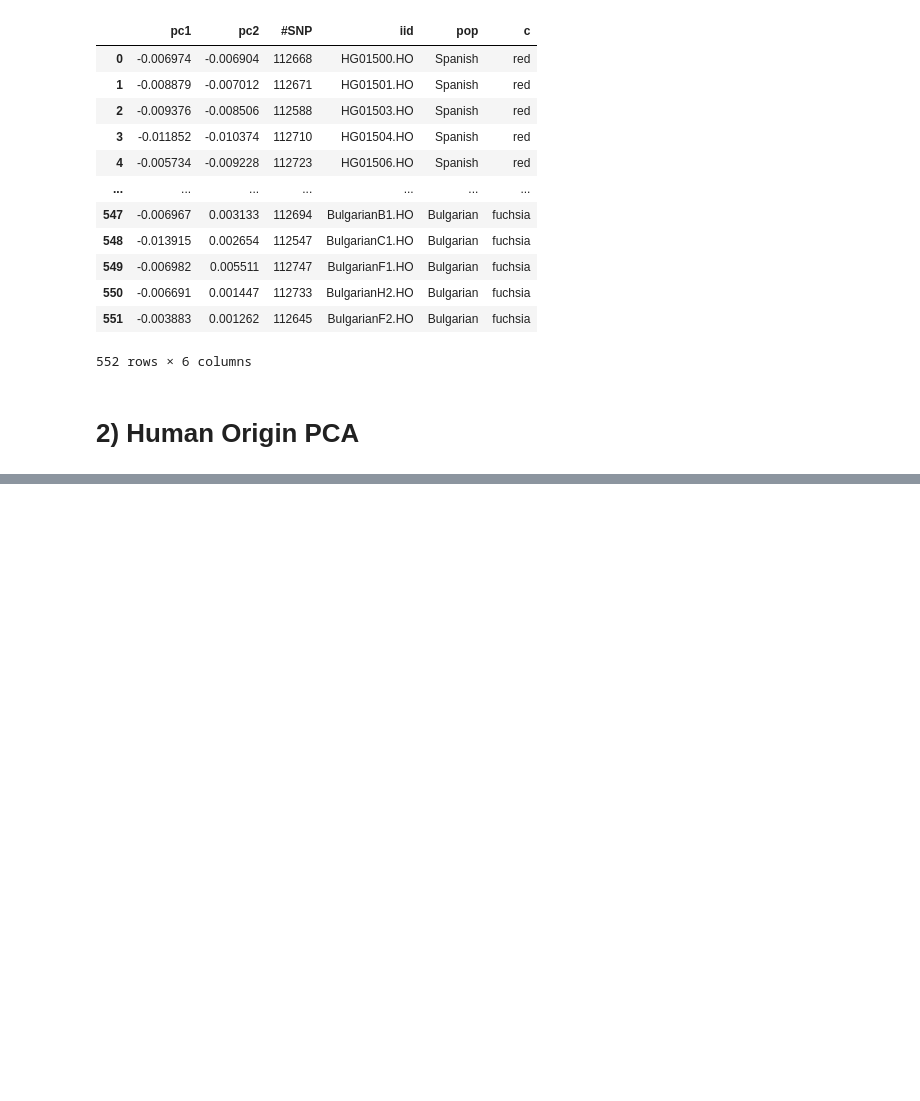
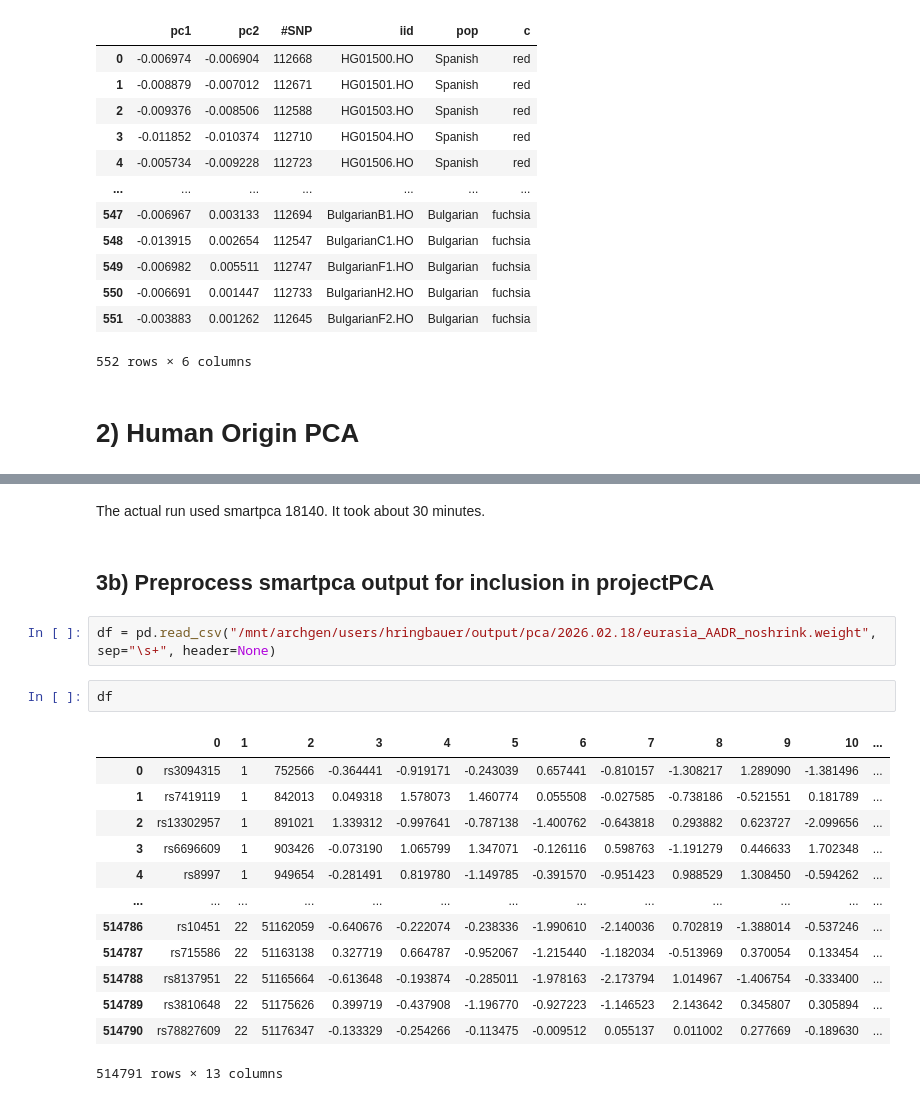
Before and after one commit to hringbauer/projectPCA, a Jupyter notebook: notebooks/prep_ref_projections.ipynb, the cells around one changed output, grey strips where cells are left out. Drawn from its saved outputs; the diff is of its cells as text; blank space fills up the shorter version.

```diff
--- a/notebooks/prep_ref_projections.ipynb
+++ b/notebooks/prep_ref_projections.ipynb
@@ -113,0 +151,22 @@ df1
+# %% [markdown]
+The actual run used smartpca 18140. It took about 30 minutes.
+# %% [markdown]
+## 3b) Preprocess smartpca output for inclusion in projectPCA
+# %%
+df = pd.read_csv("/mnt/archgen/users/hringbauer/output/pca/2026.02.18/eurasia_AADR_noshrink.weight", sep="\s+", header=None)
+# %%
+df
+# %% [output]
+|  | 0 | 1 | 2 | 3 | 4 | 5 | 6 | 7 | 8 | 9 | 10 | ... |
+| 0 | rs3094315 | 1 | 752566 | -0.364441 | -0.919171 | -0.243039 | 0.657441 | -0.810157 | -1.308217 | 1.289090 | -1.381496 | ... |
+| 1 | rs7419119 | 1 | 842013 | 0.049318 | 1.578073 | 1.460774 | 0.055508 | -0.027585 | -0.738186 | -0.521551 | 0.181789 | ... |
+| 2 | rs13302957 | 1 | 891021 | 1.339312 | -0.997641 | -0.787138 | -1.400762 | -0.643818 | 0.293882 | 0.623727 | -2.099656 | ... |
+| 3 | rs6696609 | 1 | 903426 | -0.073190 | 1.065799 | 1.347071 | -0.126116 | 0.598763 | -1.191279 | 0.446633 | 1.702348 | ... |
+| 4 | rs8997 | 1 | 949654 | -0.281491 | 0.819780 | -1.149785 | -0.391570 | -0.951423 | 0.988529 | 1.308450 | -0.594262 | ... |
+| ... | ... | ... | ... | ... | ... | ... | ... | ... | ... | ... | ... | ... |
+| 514786 | rs10451 | 22 | 51162059 | -0.640676 | -0.222074 | -0.238336 | -1.990610 | -2.140036 | 0.702819 | -1.388014 | -0.537246 | ... |
+| 514787 | rs715586 | 22 | 51163138 | 0.327719 | 0.664787 | -0.952067 | -1.215440 | -1.182034 | -0.513969 | 0.370054 | 0.133454 | ... |
+| 514788 | rs8137951 | 22 | 51165664 | -0.613648 | -0.193874 | -0.285011 | -1.978163 | -2.173794 | 1.014967 | -1.406754 | -0.333400 | ... |
+| 514789 | rs3810648 | 22 | 51175626 | 0.399719 | -0.437908 | -1.196770 | -0.927223 | -1.146523 | 2.143642 | 0.345807 | 0.305894 | ... |
+| 514790 | rs78827609 | 22 | 51176347 | -0.133329 | -0.254266 | -0.113475 | -0.009512 | 0.055137 | 0.011002 | 0.277669 | -0.189630 | ... |
+514791 rows × 13 columns
```
Also changed, not shown: parts of 8 cells of this notebook, 3 other files.
